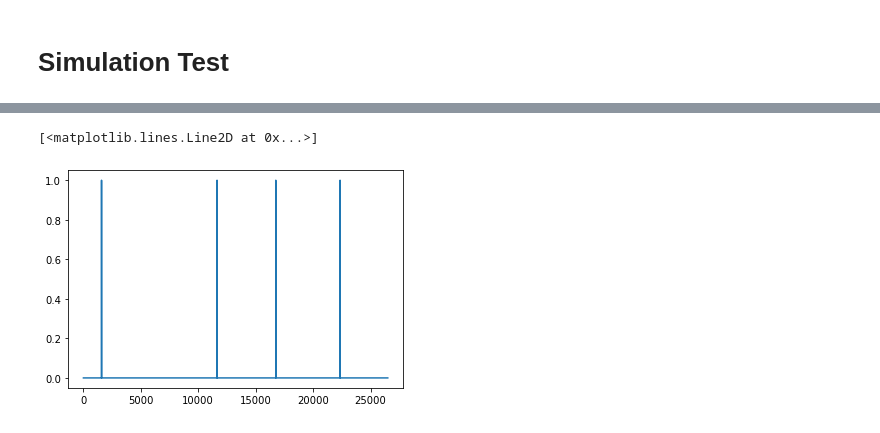
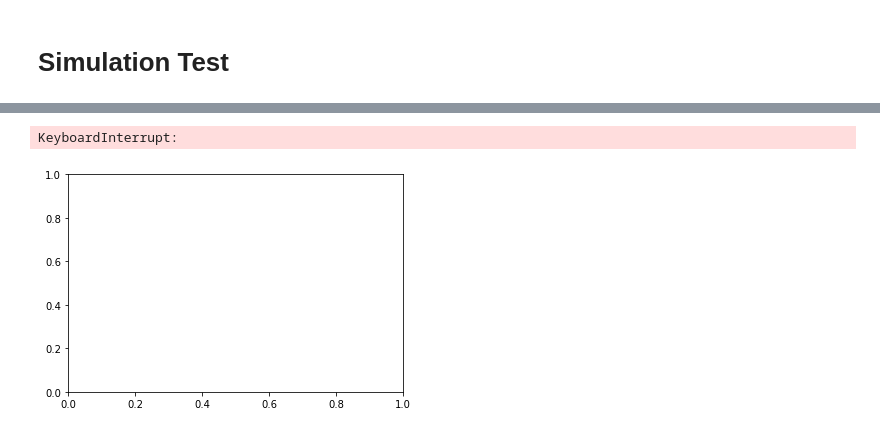
Before and after one commit to robertonetti/yeast-cascade-mutation-simulator, a Jupyter notebook: Simulation Test.ipynb, the cells around one changed output, grey strips where cells are left out. Saved outputs shown, nothing was run; the diff lists cells and outputs as text; code cells hidden in the pictures.

```diff
--- a/Simulation Test.ipynb
+++ b/Simulation Test.ipynb
@@ -53,7 +71,6 @@ simul.leaves[0].DNA.CHRs
 # %%
-c = simul.leaves[0].DNA.CHRs[7].visual.todense().tolist()[0]
+c = simul.leaves[0].DNA.CHRs[5].visual.todense().tolist()[0]
+plt.bar(range(1, len(c) + 1), c)
+# %% [output]
+KeyboardInterrupt:
+[figure, added]
-# %%
-plt.plot(range(1, len(c) + 1), c)
-# %% [output]
-[<matplotlib.lines.Line2D at 0x...>]
-[figure, removed]
```
Also changed, not shown: parts of 7 cells of this notebook, 5 other files.
